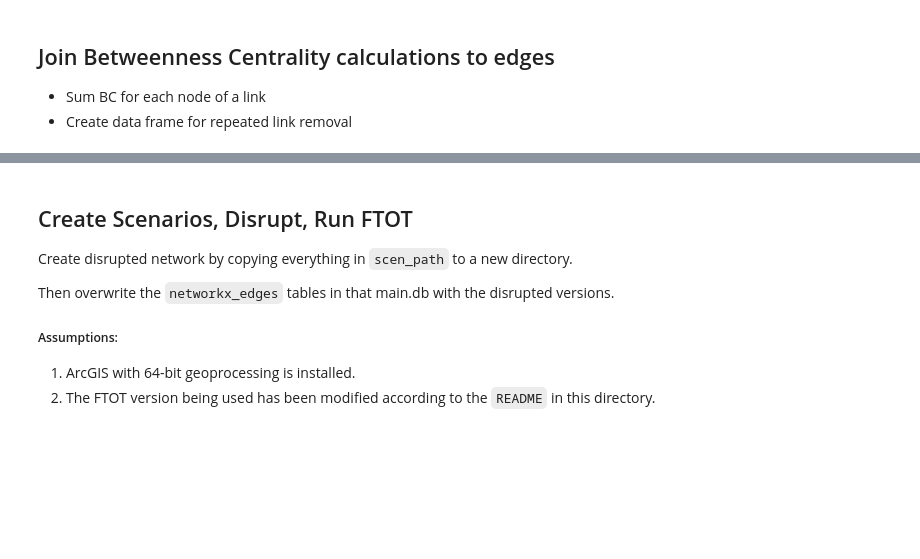
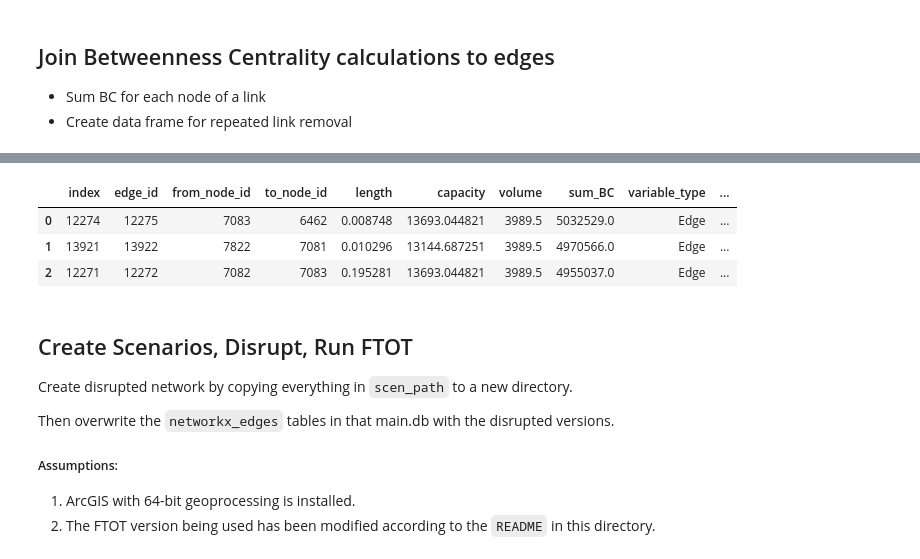
Before and after one commit to VolpeUSDOT/FTOT-Resilience-Link_Removal, a Jupyter notebook: link_removal/Conduct_Link_Removal.ipynb, the cells around one changed output, grey strips where cells are left out. Cells and saved outputs as stored; diff of their text form; code cells hidden in the pictures; blank space fills up the shorter version.

```diff
--- a/link_removal/Conduct_Link_Removal.ipynb
+++ b/link_removal/Conduct_Link_Removal.ipynb
@@ -169,17 +229,27 @@ merge_opt.head(3)
 # %%
 # Create ranked lists of edges to remove
 # First, keep only edges in the optimal solution
 # Then rank by sum_BC
 # Then just keep the columns we need, and reset the index
+# Note: in resiliency_disruptions.disrupt_network, the edges_remove DataFrame is sorted again by 'V' or 'BC'
+# TODO: update use_cols as needed for additional metrics
 use_cols = ['edge_id', 'from_node_id', 'to_node_id', 'length', 'capacity', 'volume', 'sum_BC',
-            'variable_type', 'variable_value', 'variable_name', 'nx_edge_id', 'mode_oid', 'converted_capacity', 'converted_volume']
+            'variable_type', 'variable_value', 'variable_name', 'nx_edge_id', 'mode_oid', 'converted_capacity',
+            'converted_volume']
 
+# TODO: if 'V', we may not have sum_BC column at this point
+# TODO: note that sort_values (both here and in resiliency_disruptions.disrupt_network) does not break ties (significant for 'V')
 edges_remove = merge_opt[merge_opt['variable_value'] > 0].sort_values(by = 'sum_BC', ascending = False).filter(items = use_cols).reset_index()
 
 edges_remove.to_csv(os.path.join(scen_path, 'Edges_to_Remove.csv'),
                     index = False)
 
 edges_remove.head(3)
+# %% [output]
+|  | index | edge_id | from_node_id | to_node_id | length | capacity | volume | sum_BC | variable_type | ... |
+| 0 | 12274 | 12275 | 7083 | 6462 | 0.008748 | 13693.044821 | 3989.5 | 5032529.0 | Edge | ... |
+| 1 | 13921 | 13922 | 7822 | 7081 | 0.010296 | 13144.687251 | 3989.5 | 4970566.0 | Edge | ... |
+| 2 | 12271 | 12272 | 7082 | 7083 | 0.195281 | 13693.044821 | 3989.5 | 4955037.0 | Edge | ... |
 # %% [markdown]
 ## Create Scenarios, Disrupt, Run FTOT
 
```
Also changed, not shown: parts of 20 cells of this notebook, 1 other file.
